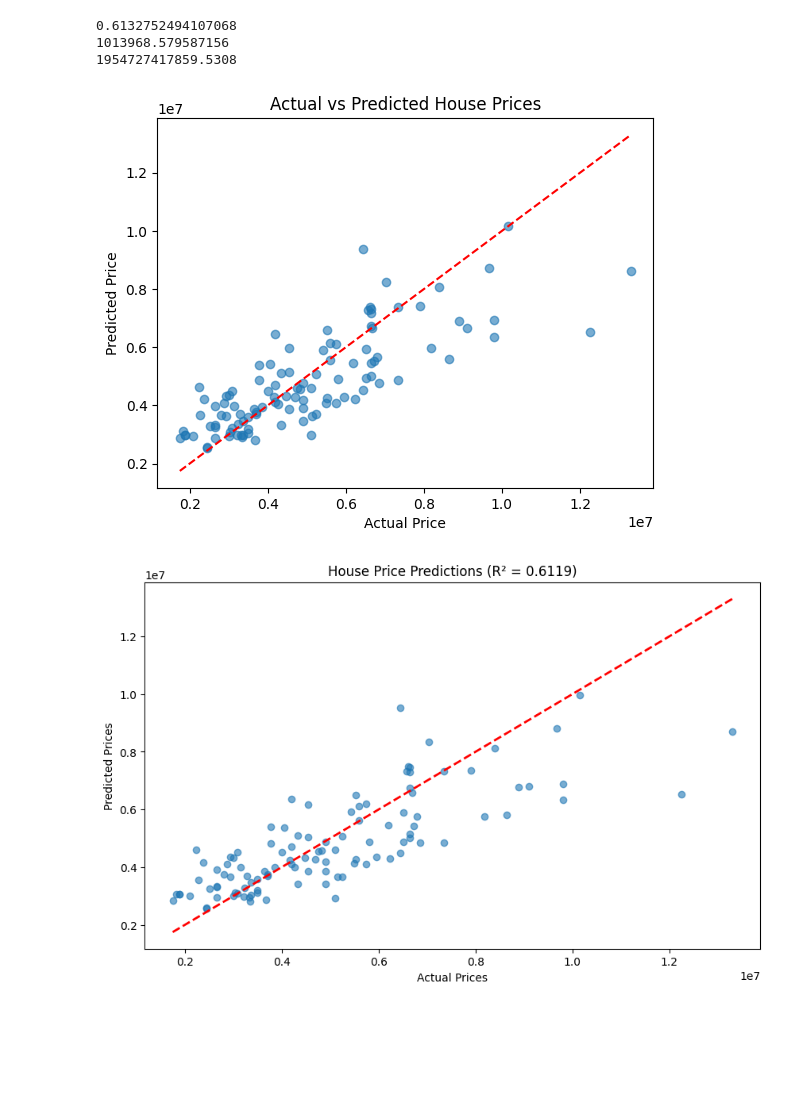
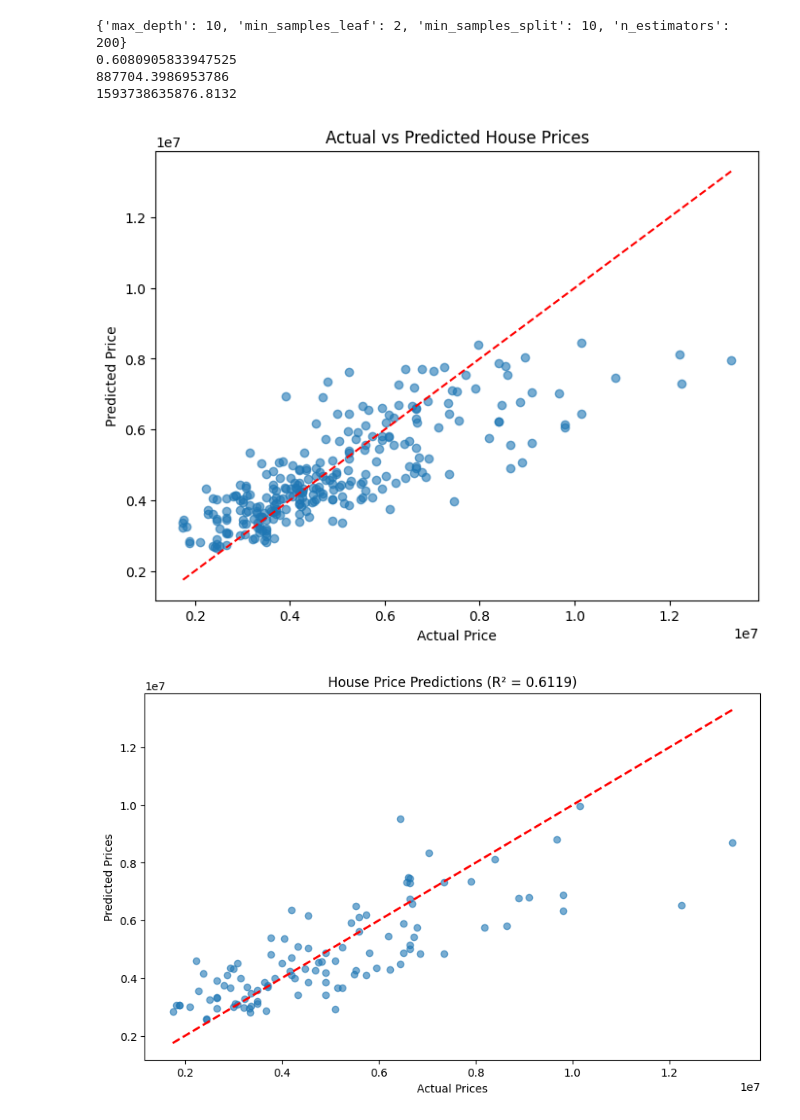
Before and after one commit to kavinduperera-source/UoM-T1-AI-stuff, a Jupyter notebook: Session 1/housing.ipynb, the cells around one changed output. Cells and saved outputs as stored; diff of their text form; code cells hidden in the pictures; blank space fills up the shorter version.

```diff
--- a/Session 1/housing.ipynb
+++ b/Session 1/housing.ipynb
@@ -6,44 +6,75 @@ path = kagglehub.dataset_download("yasserh/housing-prices-dataset")
 
 df = pd.read_csv(path + '/Housing.csv')
 # %%
+import pandas as pd
+import kagglehub
+import numpy as np
+
+path = kagglehub.dataset_download("yasserh/housing-prices-dataset")
+df = pd.read_csv(path + '/Housing.csv')
+
 df_encoded = pd.get_dummies(df, drop_first=True)
 X = df_encoded.drop('price', axis=1)
-y= df_encoded["price"]
+y= np.log1p(df_encoded["price"])
 
 from sklearn.model_selection import train_test_split
 
-X_train, X_test, y_train, y_test = train_test_split(X, y, test_size=0.2, random_state=42)
+X_train, X_test, y_train, y_test = train_test_split(X, y, test_size=0.5, random_state=42)
 
 from sklearn.linear_model import LinearRegression
 model=LinearRegression()
 model.fit(X_train,y_train)
 
 from sklearn.ensemble import RandomForestRegressor
-rf_model= RandomForestRegressor(n_estimators=200,random_state=42)
-rf_model.fit(X_train,y_train)
+from sklearn.model_selection import GridSearchCV
+
+param_grid = {
+    'n_estimators': [100, 200, 500],
+    'max_depth': [None, 10, 20, 30],
+    'min_samples_split': [2, 5, 10],
+    'min_samples_leaf': [1, 2, 4]
+}
+
+grid = GridSearchCV(
+    RandomForestRegressor(random_state=42),
+    param_grid,
+    cv=5,
+    scoring='r2',
+    n_jobs=-1
+)
+grid.fit(X_train, y_train)
+print(grid.best_params_)
+best_model = grid.best_estimator_
+
+best_model = grid.best_estimator_
+best_model.fit(X_train, y_train)
+
+y_pred_log = best_model.predict(X_test)
+y_pred = np.expm1(y_pred_log)
+y_test_original = np.expm1(y_test)
 
 from sklearn.metrics import r2_score,mean_absolute_error,mean_squared_error
-import numpy as np
 
-y_pred = rf_model.predict(X_test)
-
-print(r2_score(y_test,y_pred))
-print(mean_absolute_error(y_test,y_pred))
-print(mean_squared_error(y_test,y_pred))
+print(r2_score(y_test_original,y_pred))
+print(mean_absolute_error(y_test_original,y_pred))
+print(mean_squared_error(y_test_original,y_pred))
 
 import matplotlib.pyplot as plt
 
-plt.scatter(y_test, y_pred, alpha=0.6)
-plt.plot([y_test.min(), y_test.max()], [y_test.min(), y_test.max()], 'r--')
+plt.figure(figsize=(8,6))
+plt.scatter(y_test_original, y_pred, alpha=0.6)
+plt.plot([y_test_original.min(), y_test_original.max()],
+         [y_test_original.min(), y_test_original.max()], 'r--')
 plt.xlabel("Actual Price")
 plt.ylabel("Predicted Price")
 plt.title("Actual vs Predicted House Prices")
 plt.show()
 # %% [output]
-0.6132752494107068
-1013968.579587156
-1954727417859.5308
+{'max_depth': 10, 'min_samples_leaf': 2, 'min_samples_split': 10, 'n_estimators': 200}
+0.6080905833947525
+887704.3986953786
+1593738635876.8132
-[figure, old version]
+[figure, new version]
 # %%
 # Complete workflow
 import pandas as pd
```
